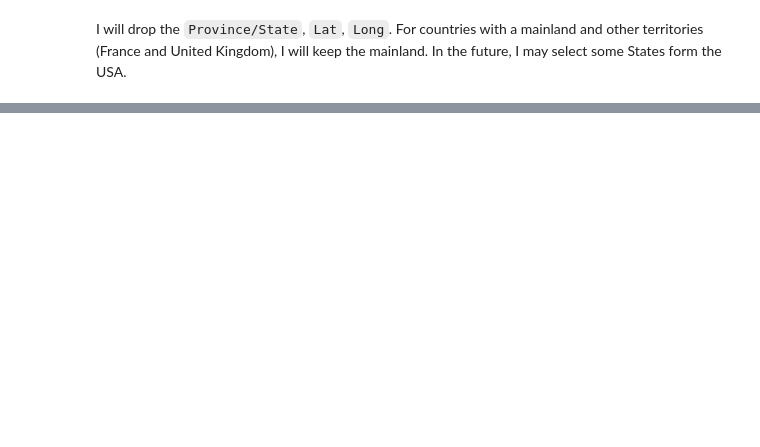
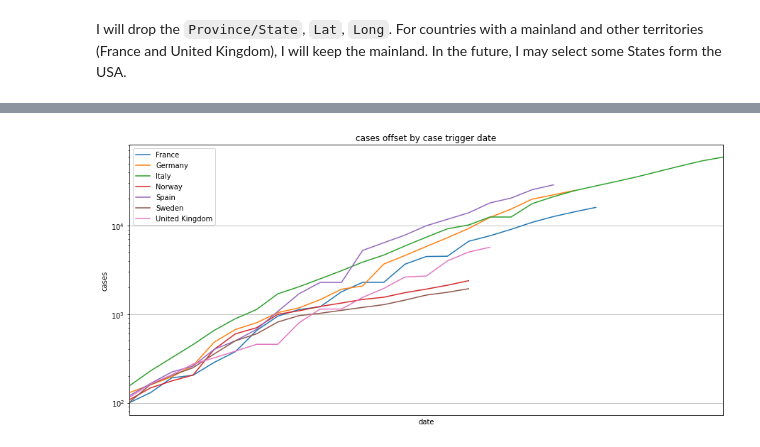
Before and after one commit to sofglide/kaggle-covid19-global-forecasting-week-1, a Jupyter notebook: notebooks/data_exploration.ipynb, the cells around one changed output, grey strips where cells are left out. Cells and saved outputs as stored; diff of their text form; code cells hidden in the pictures; blank space fills up the shorter version.

```diff
--- a/notebooks/data_exploration.ipynb
+++ b/notebooks/data_exploration.ipynb
@@ -101,0 +103,3 @@ ax.xaxis.set_major_formatter(mdates.DateFormatter('%b %d'))
+# %%
+case_offset_data = filter_by_trigger_date(data, 'cases', threshold=threshold)
+case_offset_data
@@ -101,0 +121,4 @@ ax.xaxis.set_major_formatter(mdates.DateFormatter('%b %d'))
+# %%
+plot_by_country(case_offset_data, 'cases', title='cases offset by case trigger date', logy=True)
+# %% [output]
+[figure, added]
```
Also changed, not shown: parts of 26 cells of this notebook, 3 other files.
